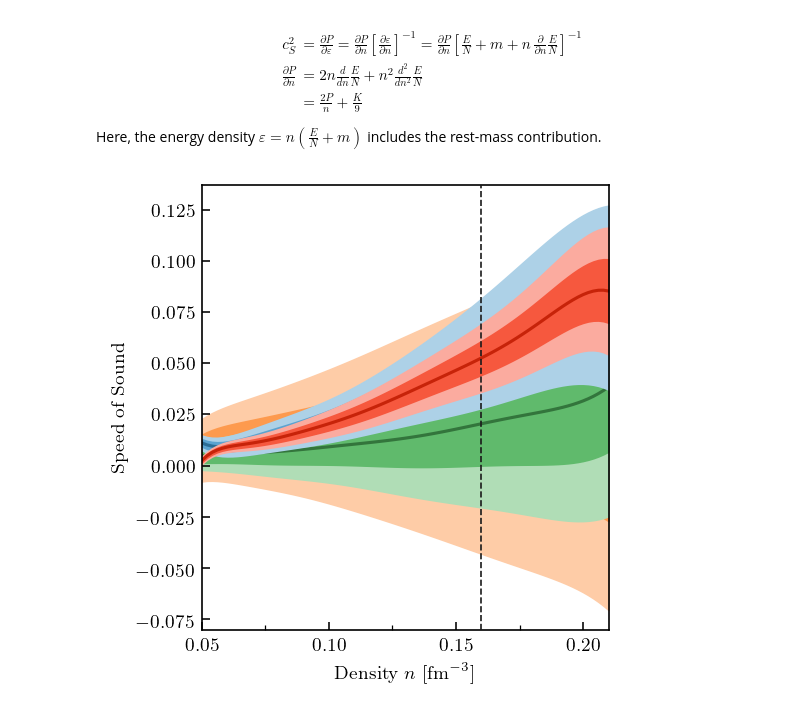
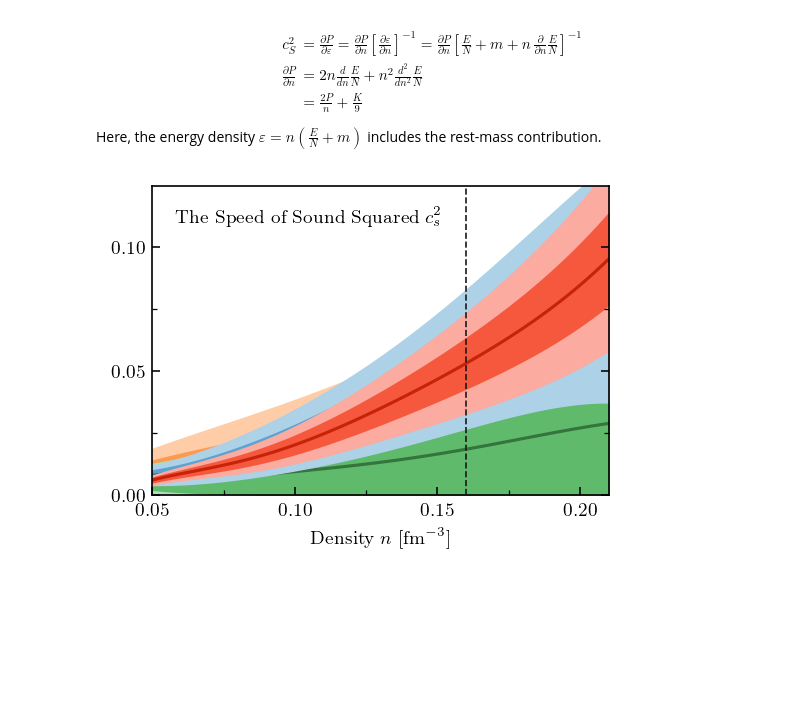
Before and after one commit to buqeye/nuclear-matter-convergence, a Jupyter notebook: analysis/derivatives-bands.ipynb, the cells around one changed output. Drawn from its saved outputs; the diff is of its cells as text; code cells hidden in the pictures; blank space fills up the shorter version.

Commit message:
Prettier figures and added sampled Esym-L

```diff
--- a/analysis/derivatives-bands.ipynb
+++ b/analysis/derivatives-bands.ipynb
@@ -272,6 +272,8 @@ data = InputData(filename, Lambda, high_density)
 orders = np.array([0, 2, 3, 4])
 train = slice(None, None, 5)
 valid = slice(2, None, 5)
+
+breakdown = 600
 # %%
 # orders = np.array([0, 2, 3, 4])
 # body = 'NN-only'
@@ -448,8 +450,9 @@ obs_neutron = ObservableContainer(
     orders=orders,
     density_interp=density_all,
     kf_interp=kf_n_all,
-    std=1,
-    ls=0.4,
+    std=0.745,
+    ls=0.783,
+    breakdown=breakdown,
     err_y=1e-5,
     derivs=[0, 1, 2],
 )
@@ -462,8 +465,9 @@ obs_nuclear = ObservableContainer(
     orders=orders,
     density_interp=density_all,
     kf_interp=kf_s_all,
-    std=1,
-    ls=0.6,
+    std=2.43,
+    ls=0.404,
+    breakdown=breakdown,
     err_y=1e-5,
     derivs=[0, 1, 2],
 )
@@ -476,8 +480,9 @@ obs_sym_energy = ObservableContainer(
     orders=orders,
     density_interp=density_all,
     kf_interp=kf_d_all,
-    std=1,
-    ls=0.4,
+    std=0.7968,
+    ls=0.371,
+    breakdown=breakdown,
     err_y=1e-5,
     derivs=[0, 1, 2],
 )
@@ -1098,28 +1142,34 @@ from nuclear_matter.matter import mass_neutron
 # %%
-fig, ax = plt.subplots(1, 1, sharey=True, sharex=True, figsize=(3.4, 3.4))
+fig, ax = plt.subplots(1, 1, sharey=True, sharex=True, figsize=(3.4, 2.5))
 for i, n in enumerate(orders):
     E_per_N_samples_n = obs_neutron.draw_sample(order=n, num_samp=500)
     speed_of_sound_samples = compute_speed_of_sound(
         obs_neutron.density_interp,
         obs_neutron.kf_interp,
         E=E_per_N_samples_n[0].T,
         dE=E_per_N_samples_n[1].T,
         d2E=E_per_N_samples_n[2].T,
         mass=mass_neutron
     )
     speed_of_sound_mean = np.nanmean(speed_of_sound_samples, axis=0)
     speed_of_sound_std = np.nanstd(speed_of_sound_samples, axis=0)
     plot_obs_vs_density(
         density_all,
         speed_of_sound_mean,
         speed_of_sound_std,
         ax=ax,
         color_68=colors[i],
         color_95=light_colors[i],
         c=dark_colors[i],
         add_nsat=i==0,
         zorder=i/10
     )
-ax.set_ylabel('Speed of Sound');
+ax.yaxis.set_major_locator(MultipleLocator(0.05))
+ax.yaxis.set_minor_locator(AutoMinorLocator(2))
+ax.set_ylim(0, 0.125)
+ax.tick_params(right=True, which='both')
+ax.text(0.05, 0.92, s='The Speed of Sound Squared $c_s^2$', transform=ax.transAxes, ha='left', va='top');
+fig.savefig('speed_of_sound')
+# ax.set_ylabel('Speed of Sound');
 # %% [output]
-[figure, old version]
+[figure, new version]
```
Also changed, not shown: parts of 31 cells of this notebook.
